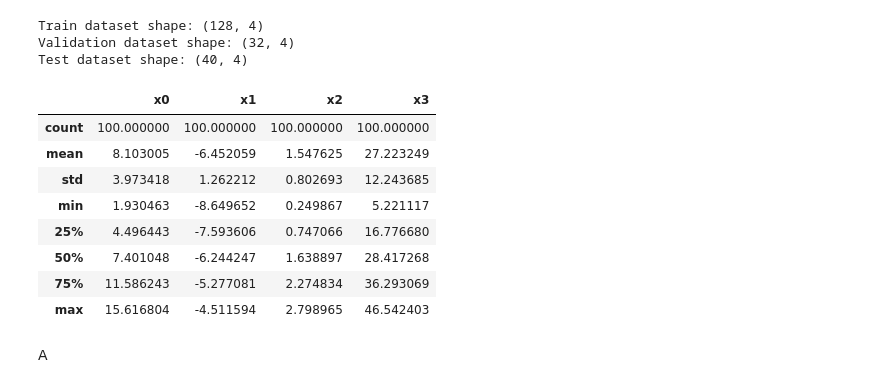
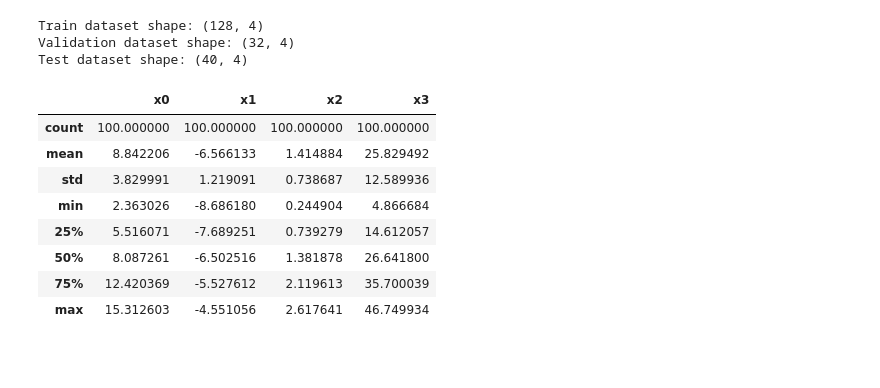
Before and after one commit to mateopolancecofficial/DeepLearningProjects, a Jupyter notebook: Regression/VineyardExploration.ipynb, the cells around one changed output. Drawn from its saved outputs; the diff is of its cells as text; code cells hidden in the pictures; blank space fills up the shorter version.

Commit message:
Create new extendend train dataset.

```diff
--- a/Regression/VineyardExploration.ipynb
+++ b/Regression/VineyardExploration.ipynb
@@ -245,11 +245,11 @@ def split_data(df: pd.DataFrame, features: list, target: list, train_size: float
                                       test_size=val_size, train_size=train_size)
 
   dataset_dict = {
-      'x_train': x_train.reset_index()[features],
+      'x_train': x_train,
       'y_train': y_train,
-      'x_val': x_val.reset_index()[features],
+      'x_val': x_val,
       'y_val': y_val,
-      'x_test': x_test.reset_index()[features],
+      'x_test': x_test,
       'y_test': y_test
   }
 
@@ -294,15 +294,15 @@ def cause_relevant_features(df: pd.DataFrame, features: list, f_ranges: list):
   return new_df
 # %%
 f_ranges = [1, 100]
-new_data = cause_relevant_features(df, features, f_ranges)
+new_data = cause_relevant_features(dataset['x_train'], features, f_ranges)
 new_data.describe()
 # %% [output]
 |  | x0 | x1 | x2 | x3 |
 | count | 100.000000 | 100.000000 | 100.000000 | 100.000000 |
-| mean | 8.103005 | -6.452059 | 1.547625 | 27.223249 |
-| std | 3.973418 | 1.262212 | 0.802693 | 12.243685 |
-| min | 1.930463 | -8.649652 | 0.249867 | 5.221117 |
-| 25% | 4.496443 | -7.593606 | 0.747066 | 16.776680 |
-| 50% | 7.401048 | -6.244247 | 1.638897 | 28.417268 |
-| 75% | 11.586243 | -5.277081 | 2.274834 | 36.293069 |
-| max | 15.616804 | -4.511594 | 2.798965 | 46.542403 |
+| mean | 8.842206 | -6.566133 | 1.414884 | 25.829492 |
+| std | 3.829991 | 1.219091 | 0.738687 | 12.589936 |
+| min | 2.363026 | -8.686180 | 0.244904 | 4.866684 |
+| 25% | 5.516071 | -7.689251 | 0.739279 | 14.612057 |
+| 50% | 8.087261 | -6.502516 | 1.381878 | 26.641800 |
+| 75% | 12.420369 | -5.527612 | 2.119613 | 35.700039 |
+| max | 15.312603 | -4.551056 | 2.617641 | 46.749934 |
@@ -327,2 +327,0 @@ def transform_dataset(df):
-# %% [markdown]
-A
```
Also changed, not shown: parts of 11 cells of this notebook.
